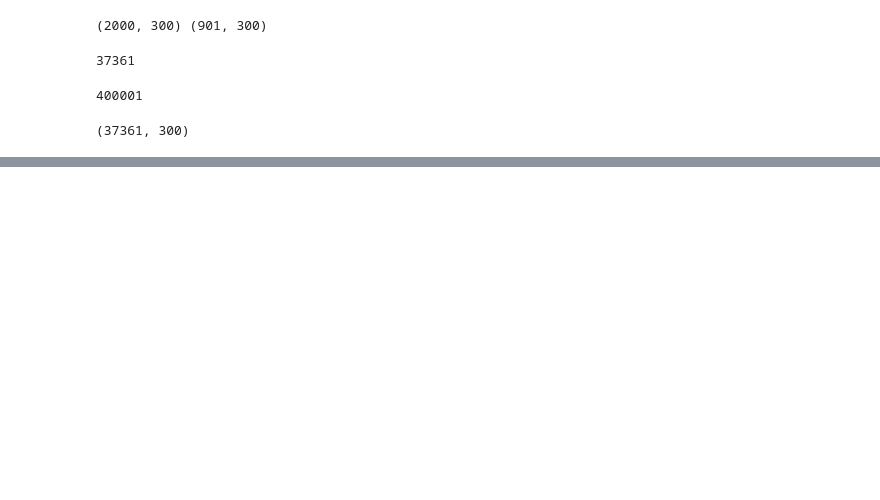
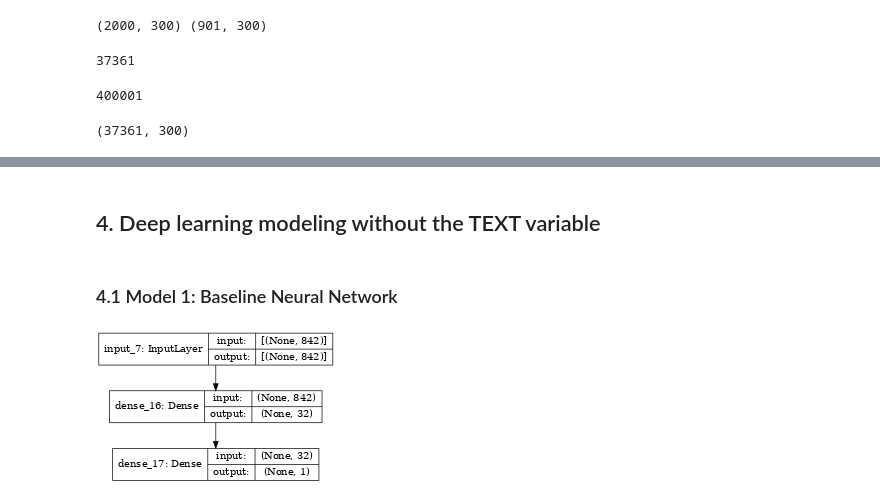
Before and after one commit to LMquentinLR/mimic_rehospitalization_prediction, a Jupyter notebook: AIQDSC28_evaluation_qlr.ipynb, the cells around one changed output, grey strips where cells are left out. Drawn from its saved outputs; the diff is of its cells as text; code cells hidden in the pictures; blank space fills up the shorter version.

```diff
--- a/AIQDSC28_evaluation_qlr.ipynb
+++ b/AIQDSC28_evaluation_qlr.ipynb
@@ -170,6 +191,36 @@ def regression_score(pred_train, pred_test, y_train, y_test):
     print('Mean squared error: %.2f' % mse_test)
     print('Coefficient of determination: %.2f'% r2_test)
     return mse_train, mse_test, r2_train, r2_test
+
+def coeff_determination(y_true, y_pred):
+    """
+    Calculates the coefficient of determination between predictions
+    and a ground truth
+    """
+    SS_res =  K.sum(K.square(y_true-y_pred))
+    SS_tot = K.sum(K.square(y_true - K.mean(y_true)))
+    return (1 - SS_res/(SS_tot + K.epsilon()))
+
+def identity_block(X, node_number_per_layer):
+    """
+    Creates an identity block for a residual neural network
+    """
+    # Save the input value. We'll need this later to add back to the main path.
+    X_shortcut = Dense(units=node_number_per_layer[0], activation="relu")(X)
+    X_shortcut = Dropout(rate=0.2)(X_shortcut)
+
+    # First component of main path
+    x = Dense(units=node_number_per_layer[1], activation="relu")(X)
+    x = Dropout(rate=0.2)(x)
+    # Second component of main path
+    x = Dense(units=node_number_per_layer[2], activation="relu")(x)
+    x = Dropout(rate=0.2)(x)
+    # Third component of main path
+    x = Dense(units=node_number_per_layer[3], activation="relu")(x)
+    x = Dropout(rate=0.2)(x)
+    # Final step: Add shortcut value to main path, and pass it through a RELU activation
+    X = Concatenate(axis=1)([x, X_shortcut])
+    return X
 # %% [markdown]
 ## 2. Pre-processing
 
@@ -921,0 +1019,21 @@ plt.plot(history.history['val_mse'])
+# %% [markdown]
+## 4. Deep learning modeling without the TEXT variable
+# %% [markdown]
+### 4.1 Model 1: Baseline Neural Network
+# %%
+# Model declaration
+
+input_1 = Input(shape=(842,))
+x = Dense(units=32,
+          activation="relu",
+          kernel_initializer="glorot_uniform",
+          kernel_regularizer="l2")(input_1)
+x = Dense(units=1)(x)
+model = Model(inputs=input_1, outputs=x)
+model.compile(optimizer='adam',
+              loss="mse",
+              metrics = ['mae', "mse", coeff_determination])
+
+keras.utils.plot_model(model, show_shapes=True, dpi=50)
+# %% [output]
+[figure, added]
```
Also changed, not shown: parts of 101 cells of this notebook, 2 other files.
